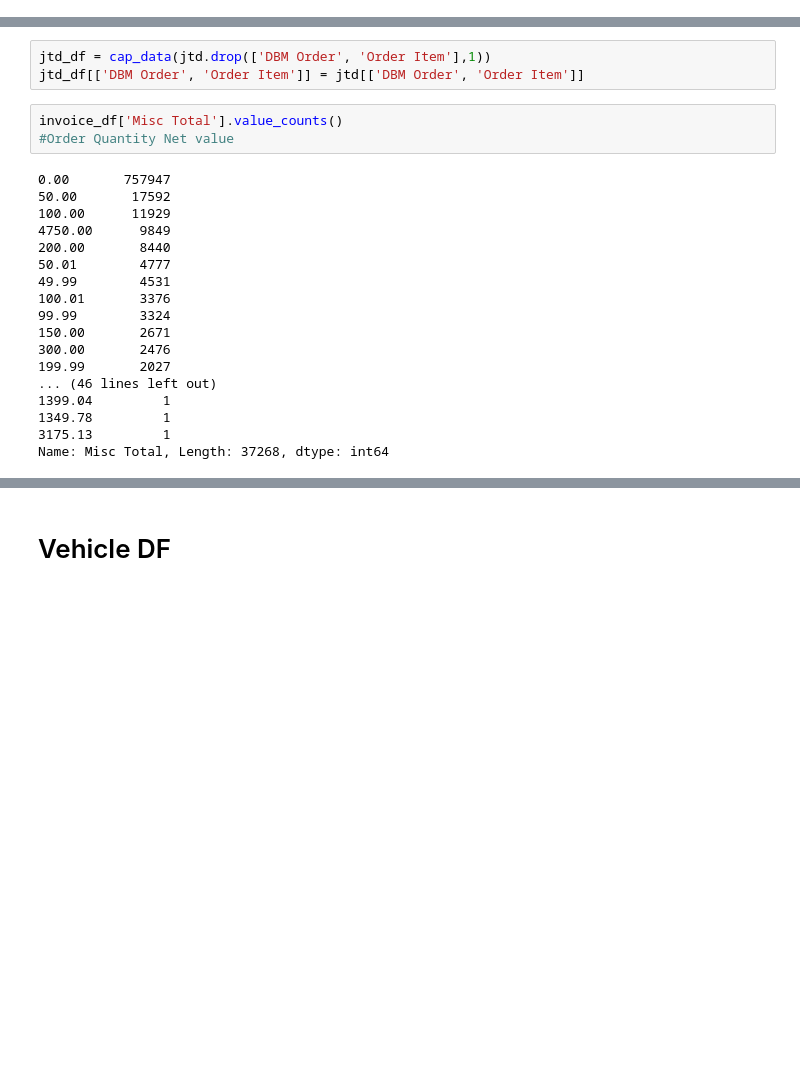
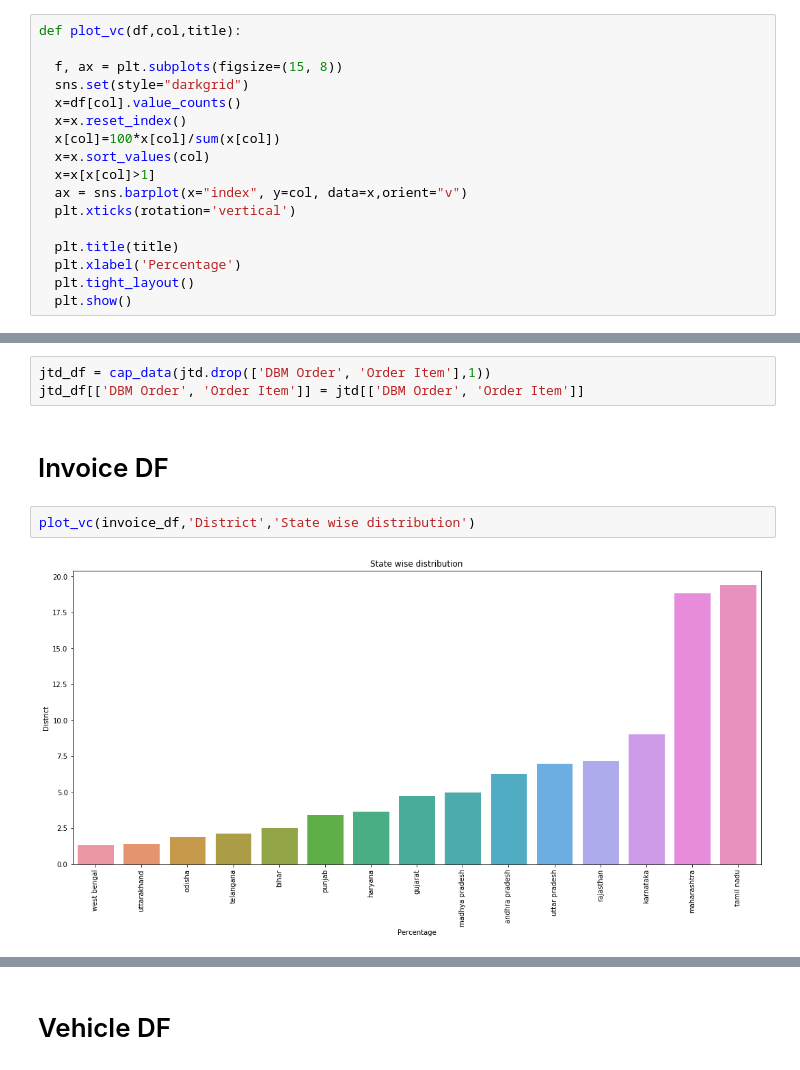
Before and after one commit to Manasipotade/Capstone-Project, a Jupyter notebook: MFC.ipynb, the cells around one changed output, grey strips where cells are left out. Saved outputs shown, nothing was run; the diff lists cells and outputs as text; blank space fills up the shorter version.

```diff
--- a/MFC.ipynb
+++ b/MFC.ipynb
@@ -178,3 +185,20 @@ def get_top_values(dataset,col,min_percentage):
+# %%
+def plot_vc(df,col,title):
+
+  f, ax = plt.subplots(figsize=(15, 8))
+  sns.set(style="darkgrid")
+  x=df[col].value_counts()
+  x=x.reset_index()
+  x[col]=100*x[col]/sum(x[col])
+  x=x.sort_values(col)
+  x=x[x[col]>1]
+  ax = sns.barplot(x="index", y=col, data=x,orient="v")
+  plt.xticks(rotation='vertical')
+
+  plt.title(title)
+  plt.xlabel('Percentage')
+  plt.tight_layout()
+  plt.show()
 # %% [markdown]
 ## Categorical Columns and Numerical Columns
 # %%
@@ -244,24 +269,9 @@ invoice_df[['Job Card No','ODN No.','Pin code']] = invoice[['Job Card No','ODN N
 # %%
 jtd_df = cap_data(jtd.drop(['DBM Order', 'Order Item'],1))
 jtd_df[['DBM Order', 'Order Item']] = jtd[['DBM Order', 'Order Item']]
-# %%
-invoice_df['Misc Total'].value_counts()
-#Order Quantity Net value
-# %% [output]
-0.00       757947
-50.00       17592
-100.00      11929
-4750.00      9849
-200.00       8440
-50.01        4777
-49.99        4531
-100.01       3376
-99.99        3324
-150.00       2671
-300.00       2476
-199.99       2027
-... (46 lines left out)
-1399.04         1
-1349.78         1
-3175.13         1
-Name: Misc Total, Length: 37268, dtype: int64
+# %% [markdown]
+# Invoice DF
+# %%
+plot_vc(invoice_df,'District','State wise distribution')
+# %% [output]
+[figure, added]
```
Also changed, not shown: parts of 57 cells of this notebook.
